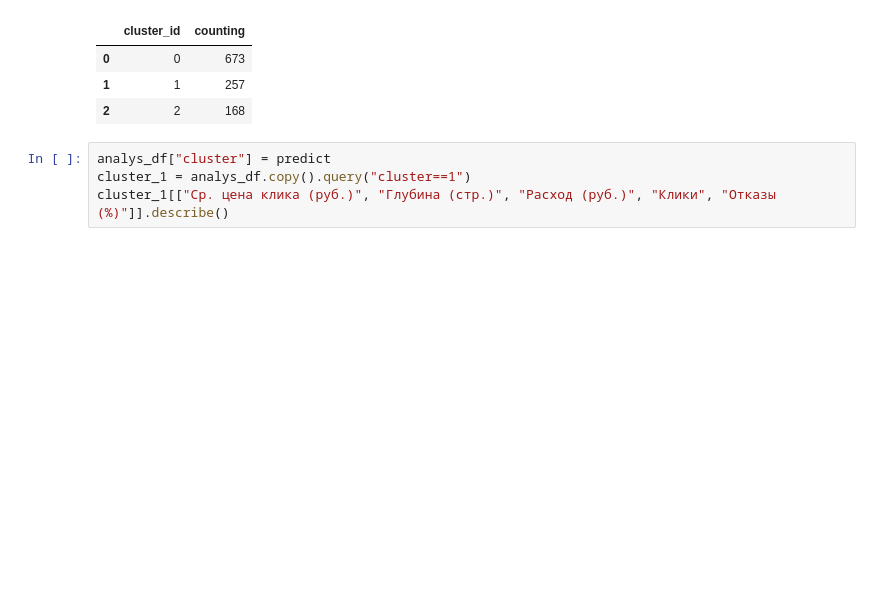
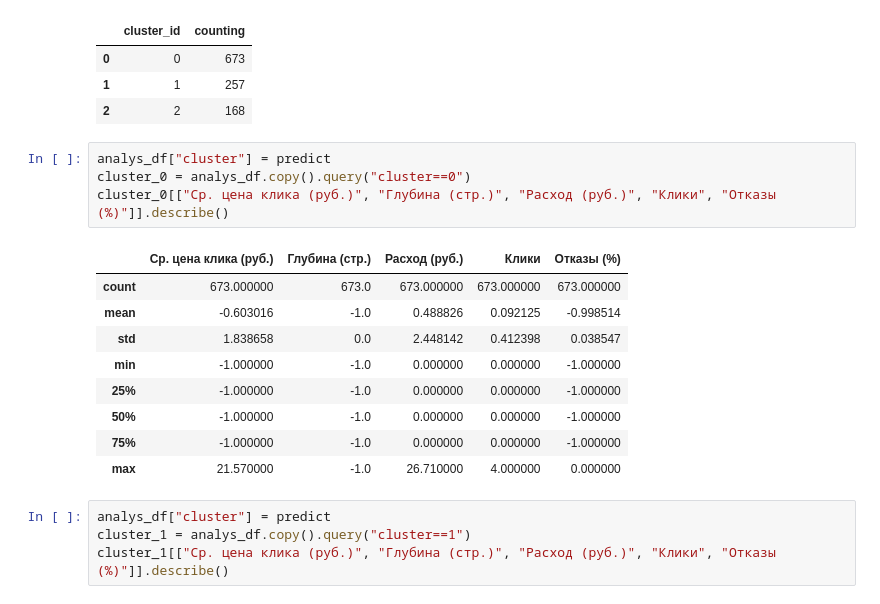
Before and after one commit to neZorinEgor/AdsAnalyzer, a Jupyter notebook: analys/main.ipynb, the cells around one changed output. Cells and saved outputs as stored; diff of their text form; blank space fills up the shorter version.

```diff
--- a/analys/main.ipynb
+++ b/analys/main.ipynb
@@ -193,6 +196,20 @@ sr.head()
 | 0 | 0 | 673 |
 | 1 | 1 | 257 |
 | 2 | 2 | 168 |
+# %%
+analys_df["cluster"] = predict
+cluster_0 = analys_df.copy().query("cluster==0")
+cluster_0[["Ср. цена клика (руб.)", "Глубина (стр.)", "Расход (руб.)", "Клики", "Отказы (%)"]].describe()
+# %% [output]
+|  | Ср. цена клика (руб.) | Глубина (стр.) | Расход (руб.) | Клики | Отказы (%) |
+| count | 673.000000 | 673.0 | 673.000000 | 673.000000 | 673.000000 |
+| mean | -0.603016 | -1.0 | 0.488826 | 0.092125 | -0.998514 |
+| std | 1.838658 | 0.0 | 2.448142 | 0.412398 | 0.038547 |
+| min | -1.000000 | -1.0 | 0.000000 | 0.000000 | -1.000000 |
+| 25% | -1.000000 | -1.0 | 0.000000 | 0.000000 | -1.000000 |
+| 50% | -1.000000 | -1.0 | 0.000000 | 0.000000 | -1.000000 |
+| 75% | -1.000000 | -1.0 | 0.000000 | 0.000000 | -1.000000 |
+| max | 21.570000 | -1.0 | 26.710000 | 4.000000 | 0.000000 |
 # %%
 analys_df["cluster"] = predict
 cluster_1 = analys_df.copy().query("cluster==1")
```
Also changed, not shown: parts of 2 cells of this notebook.
